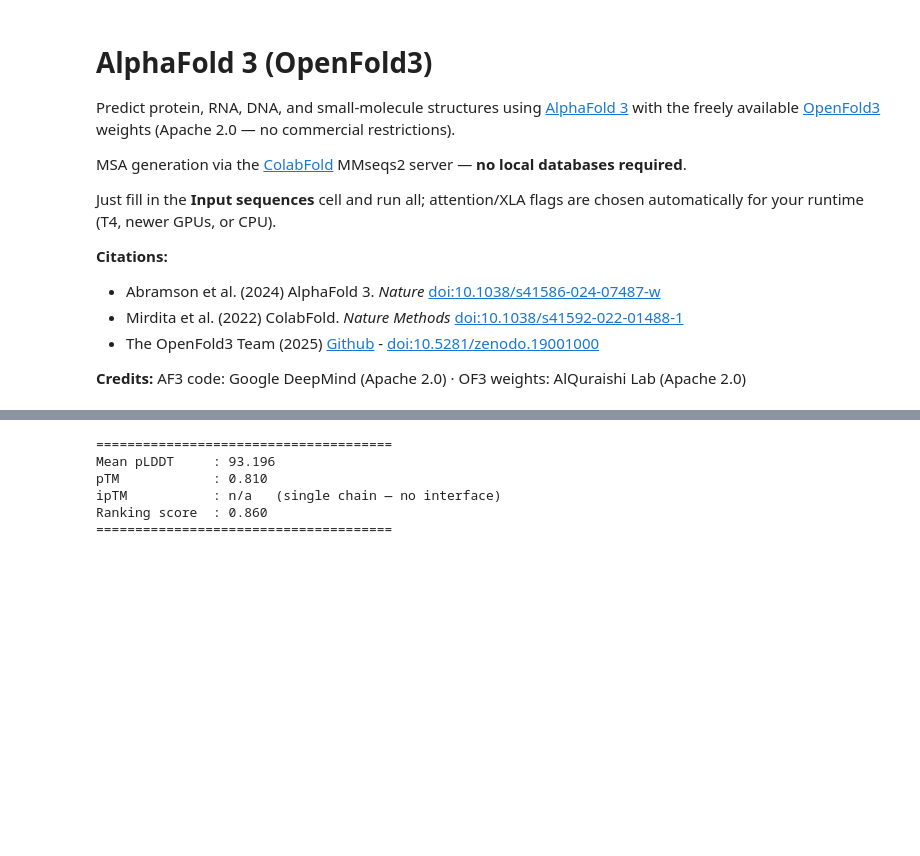
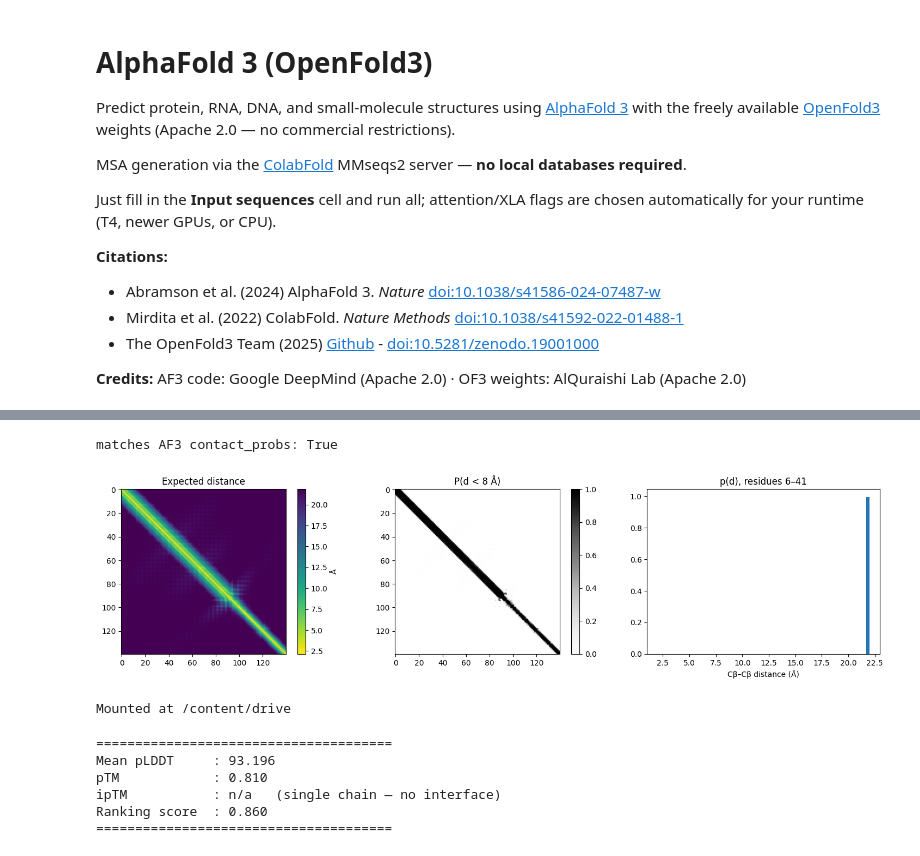
Before and after one commit to minduy1402/alphafold-limitation, a Jupyter notebook: AlphaFold3_of3.ipynb, the cells around one changed output, grey strips where cells are left out. Cells and saved outputs as stored; diff of their text form; code cells hidden in the pictures; blank space fills up the shorter version.

```diff
--- a/AlphaFold3_of3.ipynb
+++ b/AlphaFold3_of3.ipynb
@@ -179,16 +183,16 @@ import re, os, json, hashlib
 
 #@markdown ### Molecules
 #@markdown Separate multiple chains within a box using `:` (extra colons are fine: `A::::B` == `A:B`). Leave a box empty if unused; full details in the Instructions cell.
-protein = 'PIAQIHILEGRSDEQKETLIREVSEAISRSLDAPLTSVRVIITEMAKGHFGIGGELASK' #@param {type:"string"}
+protein = 'MDVFMKGLSKAKEGVVAAAEKTKQGVAEAAGKTKEGVLYVGSKTKEGVVHGVATVAEKTKEQVTNVGGAVVTGVTAVAQKTVEGAGSIAAATGFVKKDQLGKNEEGAPQEGILEDMPVDPDNEAYEMPSEEGYQDYEPEA' #@param {type:"string"}
 dna = '' #@param {type:"string"}
 rna = '' #@param {type:"string"}
 ligand_ccd = '' #@param {type:"string"}
 ligand_smiles = '' #@param {type:"string"}
 
 #@markdown ### Run settings
-jobname = 'test' #@param {type:"string"}
+jobname = 'asyn' #@param {type:"string"}
 msa_mode = "mmseqs2_server" #@param ["mmseqs2_server", "single_sequence"]
-seeds = '1' #@param {type:"string"}
+seeds = '1,2,3,4,5' #@param {type:"string"}
 on_existing = "overwrite" #@param ["overwrite", "skip"]
 #@markdown - `msa_mode`: `single_sequence` skips the MSA (faster, lower accuracy).
 #@markdown - `seeds`: comma-separated, e.g. `1,2,3`.
@@ -606,4 +627,36 @@ Loaded 5 model(s) from af3_output/test_alphafold3_2258561cab/  (frames - press p
 [interactive output not drawn]
+# %%
+import glob, json, numpy as np, matplotlib.pyplot as plt
+
+f = sorted(glob.glob(f'{job_dir}/seed-*_distogram/*_distogram.npz'))[0]
+logits = np.load(f)['distogram'].astype(np.float32)          # (N, N, 64) raw logits
+p = np.exp(logits - logits.max(-1, keepdims=True))
+p /= p.sum(-1, keepdims=True)                                # softmax -> probabilities
+
+edges = np.linspace(2.3125, 21.6875, 63)                     # 63 edges -> 64 bins, 0.3125 Å wide
+centers = np.concatenate([[edges[0] - 0.15625], (edges[:-1] + edges[1:]) / 2, [edges[-1] + 0.15625]])
+d_mean = (p * centers).sum(-1)                               # expected Cβ–Cβ distance
+p_contact = p[..., :19].sum(-1)                              # P(d < 8 Å), same rule as AF3
+
+conf = json.load(open(f'{job_dir}/{jobname}_confidences.json'))
+print('matches AF3 contact_probs:', np.allclose(p_contact, conf['contact_probs'], atol=0.02))
+
+i, j = 5, 40                                                 # 0-based -> residues 6 and 41
+fig, ax = plt.subplots(1, 3, figsize=(15, 4))
+im = ax[0].imshow(d_mean, cmap='viridis_r'); plt.colorbar(im, ax=ax[0], label='Å'); ax[0].set_title('Expected distance')
+im = ax[1].imshow(p_contact, cmap='Greys', vmin=0, vmax=1); plt.colorbar(im, ax=ax[1]); ax[1].set_title('P(d < 8 Å)')
+ax[2].bar(centers, p[i, j], width=0.3); ax[2].set_xlabel('Cβ–Cβ distance (Å)'); ax[2].set_title(f'p(d), residues {i+1}–{j+1}')
+plt.tight_layout(); plt.show()
+# %% [output]
+matches AF3 contact_probs: True
+[figure, added]
+# %%
+from google.colab import drive
+drive.mount('/content/drive')
+!mkdir -p /content/drive/MyDrive/af3_results
+!cp -r {job_dir} /content/drive/MyDrive/af3_results/
+# %% [output]
+Mounted at /content/drive
 # %%
 #@title Quality metrics and plots
 import json, os
```
Also changed, not shown: parts of 5 cells of this notebook.
